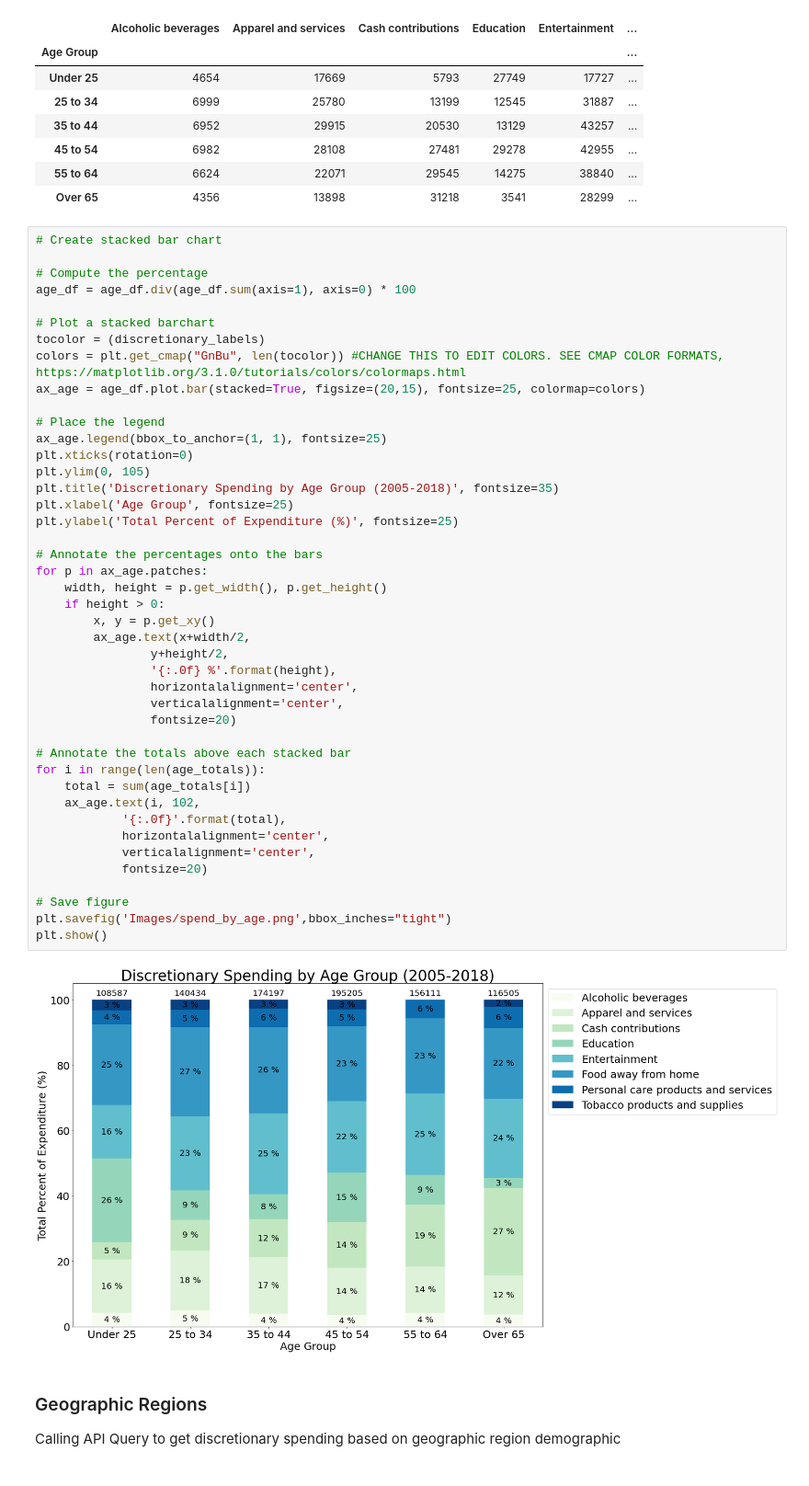
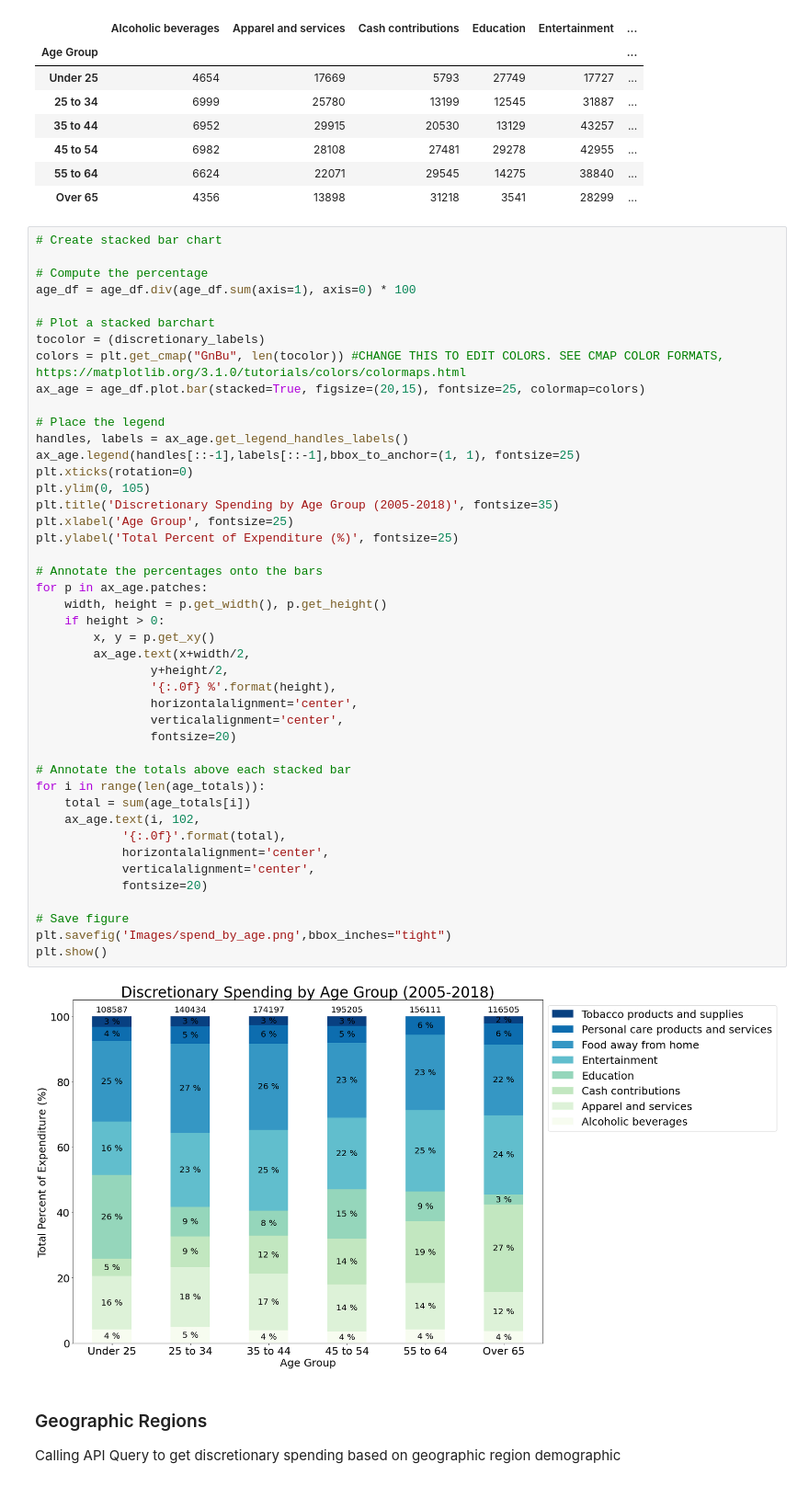
Before and after one commit to joshcoronel/discretionary-spending, a Jupyter notebook: Project_1_main.ipynb, the cells around one changed output. Shown at 92% size. Cells and saved outputs as stored; diff of their text form.

Commit message:
Reverse the order of stacked bar legend

```diff
--- a/Project_1_main.ipynb
+++ b/Project_1_main.ipynb
@@ -443,39 +443,40 @@ colors = plt.get_cmap("GnBu", len(tocolor)) #CHANGE THIS TO EDIT COLORS. SEE CMA
 ax_age = age_df.plot.bar(stacked=True, figsize=(20,15), fontsize=25, colormap=colors)
 
 # Place the legend
-ax_age.legend(bbox_to_anchor=(1, 1), fontsize=25)
+handles, labels = ax_age.get_legend_handles_labels()
+ax_age.legend(handles[::-1],labels[::-1],bbox_to_anchor=(1, 1), fontsize=25)
 plt.xticks(rotation=0)
 plt.ylim(0, 105)
 plt.title('Discretionary Spending by Age Group (2005-2018)', fontsize=35)
 plt.xlabel('Age Group', fontsize=25)
 plt.ylabel('Total Percent of Expenditure (%)', fontsize=25)
 
 # Annotate the percentages onto the bars
 for p in ax_age.patches:
     width, height = p.get_width(), p.get_height()
     if height > 0:
         x, y = p.get_xy()
         ax_age.text(x+width/2,
                 y+height/2,
                 '{:.0f} %'.format(height),
                 horizontalalignment='center',
                 verticalalignment='center',
                 fontsize=20)
 
 # Annotate the totals above each stacked bar
 for i in range(len(age_totals)):
     total = sum(age_totals[i])
     ax_age.text(i, 102,
             '{:.0f}'.format(total),
             horizontalalignment='center',
             verticalalignment='center',
             fontsize=20)
 
 # Save figure
 plt.savefig('Images/spend_by_age.png',bbox_inches="tight")
 plt.show()
 # %% [output]
-[figure, old version]
+[figure, new version]
 # %% [markdown]
 ### Geographic Regions
 Calling API Query to get discretionary spending based on geographic region demographic
```
Also changed, not shown: parts of 3 cells of this notebook, 4 other files.
